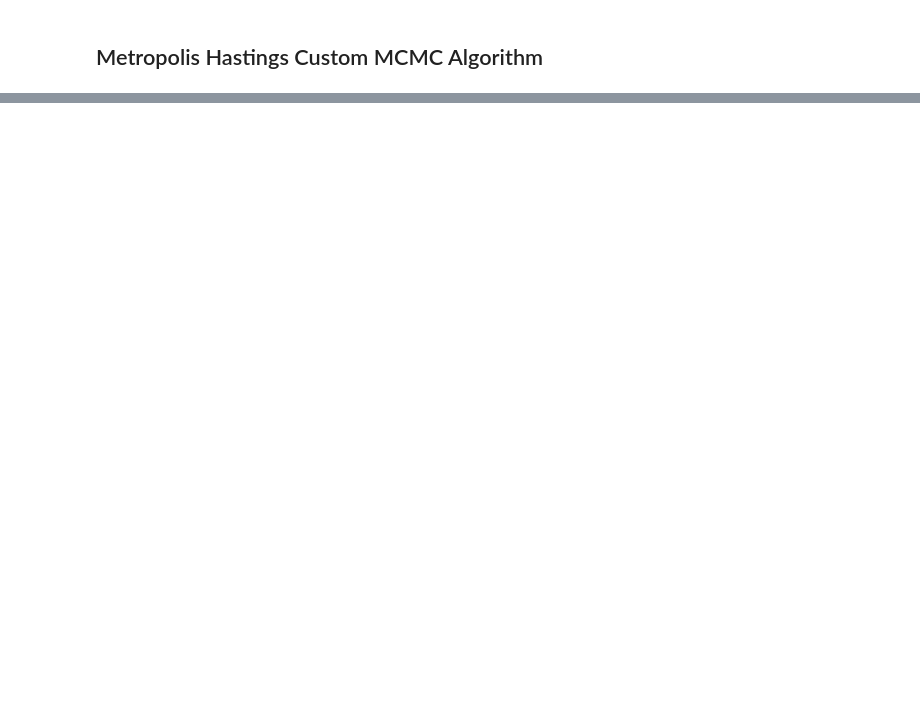
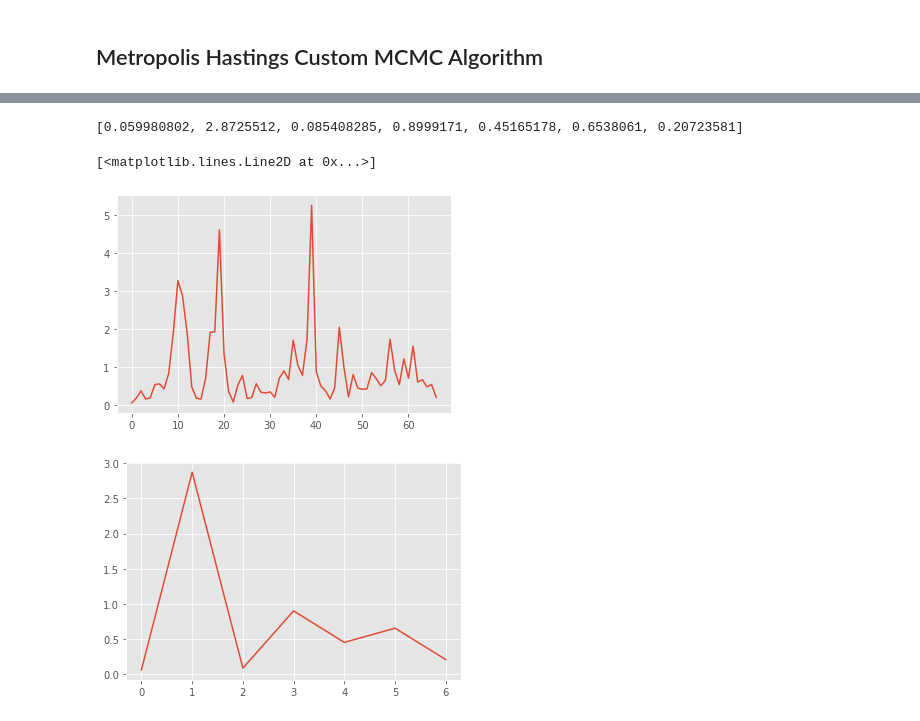
Before and after one commit to JCobbles/trangp, a Jupyter notebook: GRN Inference.ipynb, the cells around one changed output, grey strips where cells are left out. Drawn from its saved outputs; the diff is of its cells as text; code cells hidden in the pictures; blank space fills up the shorter version.

```diff
--- a/GRN Inference.ipynb
+++ b/GRN Inference.ipynb
@@ -224,0 +310,12 @@ for iteration_number in range(T):
+# %%
+f_i = np.exp(fbar_i)
+plt.plot(f_i)
+plt.figure()
+f_i = [f_i[i*num_disc+i] for i in range(N_m)]
+print(f_i)
+plt.plot(f_i)
+# %% [output]
+[0.059980802, 2.8725512, 0.085408285, 0.8999171, 0.45165178, 0.6538061, 0.20723581]
+[<matplotlib.lines.Line2D at 0x...>]
+[figure, added]
+[figure, added]
```
Also changed, not shown: parts of 6 cells of this notebook.
